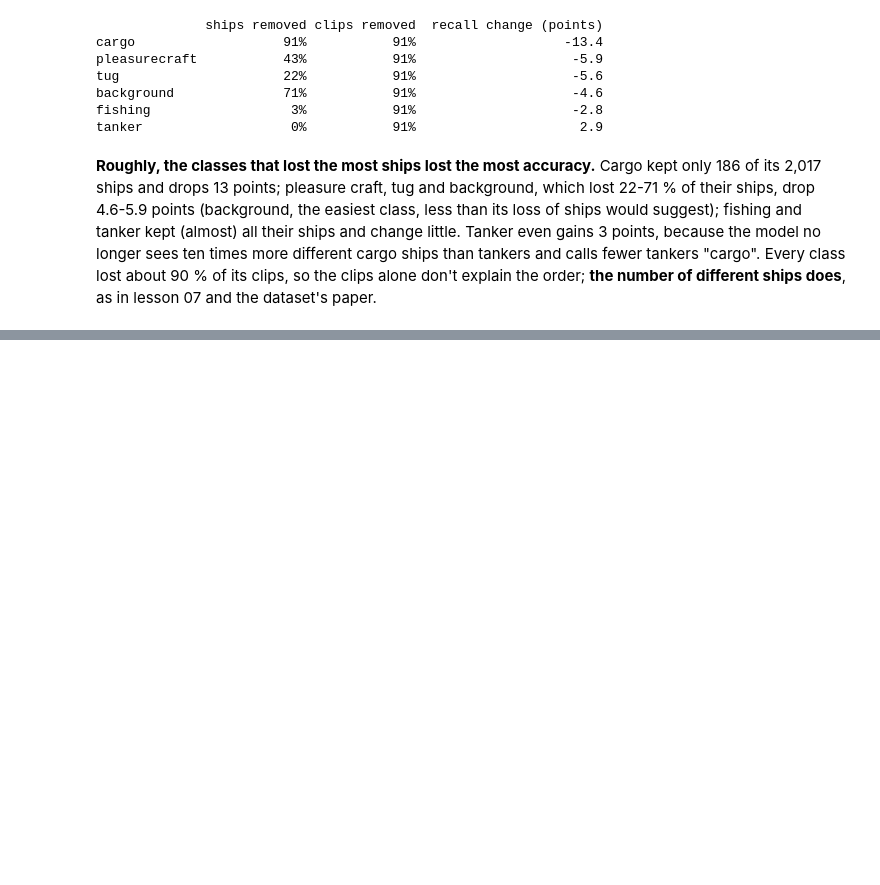
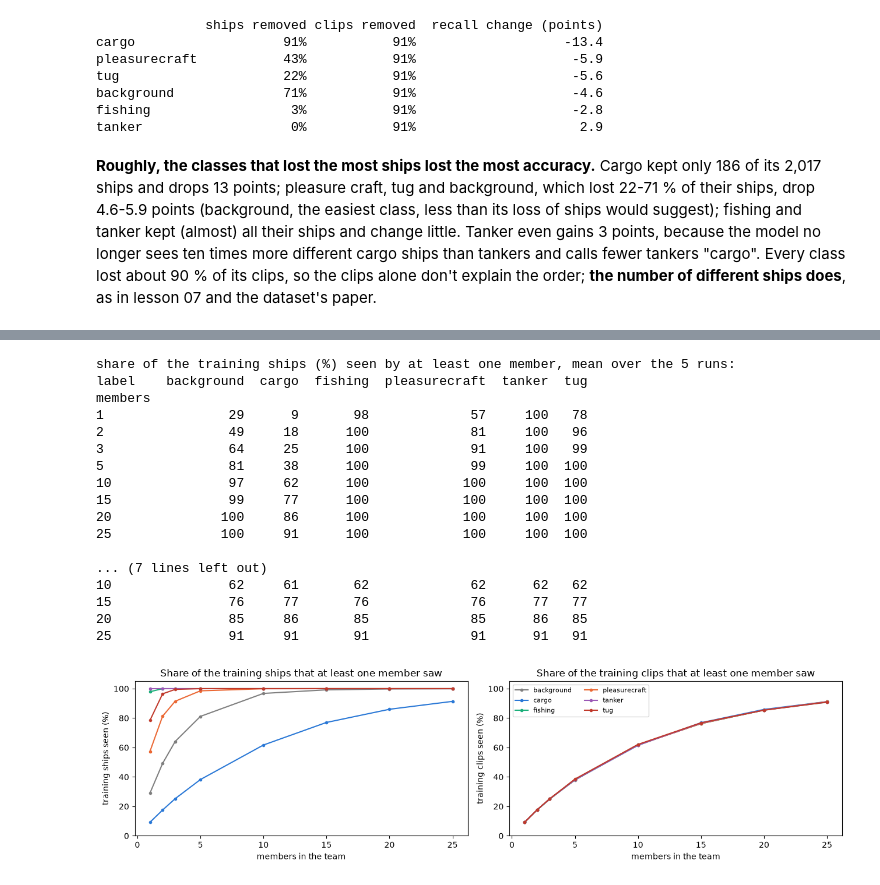
Before and after one commit to rashidcmm/ship-classifier, a Jupyter notebook: notebooks/14_six_classes_equal_ships.ipynb, the cells around one changed output, grey strips where cells are left out. Cells and saved outputs as stored; diff of their text form; code cells hidden in the pictures; blank space fills up the shorter version.

```diff
--- a/notebooks/14_six_classes_equal_ships.ipynb
+++ b/notebooks/14_six_classes_equal_ships.ipynb
@@ -222,0 +238,35 @@ lesson 07 and the dataset's paper.
+# %%
+COLORS = dict(zip(S.CLASSES6, ["#7f7f7f", "#2a78d6", "#1baf7a", "#eb6834", "#9b59b6", "#c0392b"]))
+cov = pd.read_csv(OUT / "ensemble_coverage.csv")
+seen = cov.groupby(["members", "label"])[["ships_seen", "clips_seen"]].mean().unstack("label")
+print("share of the training ships (%) seen by at least one member, mean over the 5 runs:")
+print((100 * seen["ships_seen"]).round(0).astype(int))
+print("\nshare of the training clips (%) seen by at least one member:")
+print((100 * seen["clips_seen"]).round(0).astype(int))
+
+fig, ax = plt.subplots(1, 2, figsize=(13, 3.6))
+for j, (key, title) in enumerate([("ships_seen", "ships"), ("clips_seen", "clips")]):
+    for c in S.CLASSES6:
+        ax[j].plot(seen.index, 100 * seen[key][c], "o-", ms=3, color=COLORS[c], label=c)
+    ax[j].set_xlabel("members in the team"); ax[j].set_ylabel(f"training {title} seen (%)")
+    ax[j].set_ylim(0, 105); ax[j].set_title(f"Share of the training {title} that at least one member saw")
+ax[1].legend(fontsize=8, ncol=2); plt.tight_layout(); plt.show()
+# %% [output]
+share of the training ships (%) seen by at least one member, mean over the 5 runs:
+label    background  cargo  fishing  pleasurecraft  tanker  tug
+members
+1                29      9       98             57     100   78
+2                49     18      100             81     100   96
+3                64     25      100             91     100   99
+5                81     38      100             99     100  100
+10               97     62      100            100     100  100
+15               99     77      100            100     100  100
+20              100     86      100            100     100  100
+25              100     91      100            100     100  100
+
+... (7 lines left out)
+10               62     61       62             62      62   62
+15               76     77       76             76      77   77
+20               85     86       85             85      86   85
+25               91     91       91             91      91   91
+[figure, added]
```
Also changed, not shown: parts of 8 cells of this notebook, 8 other files.
